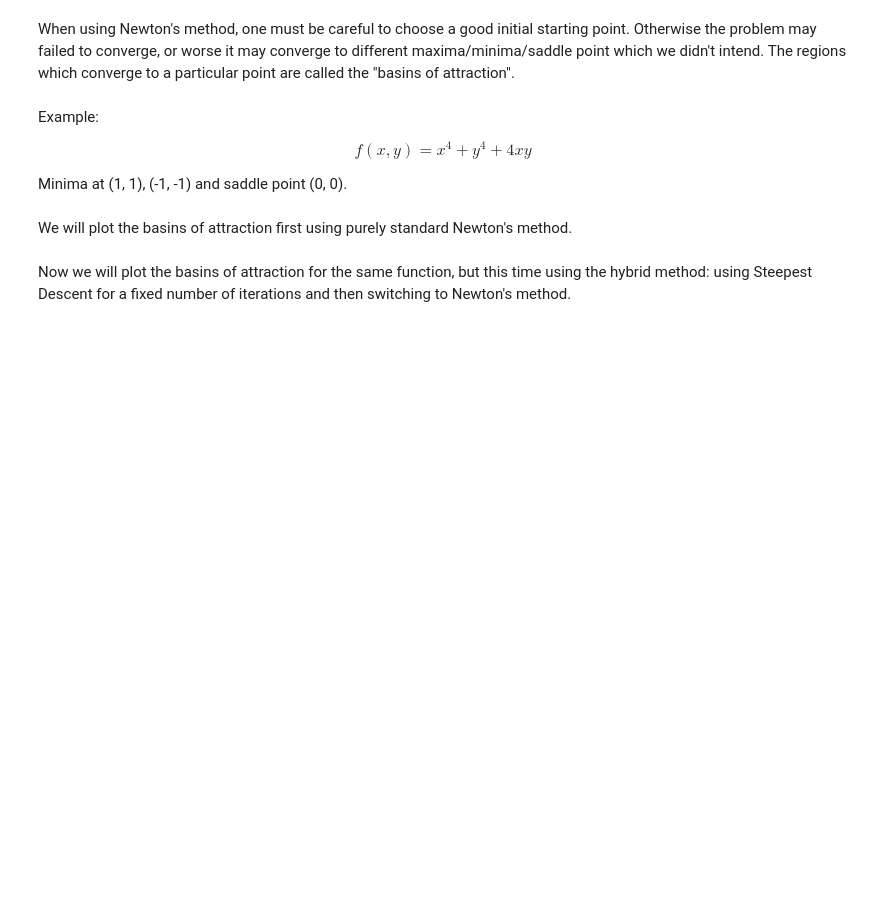
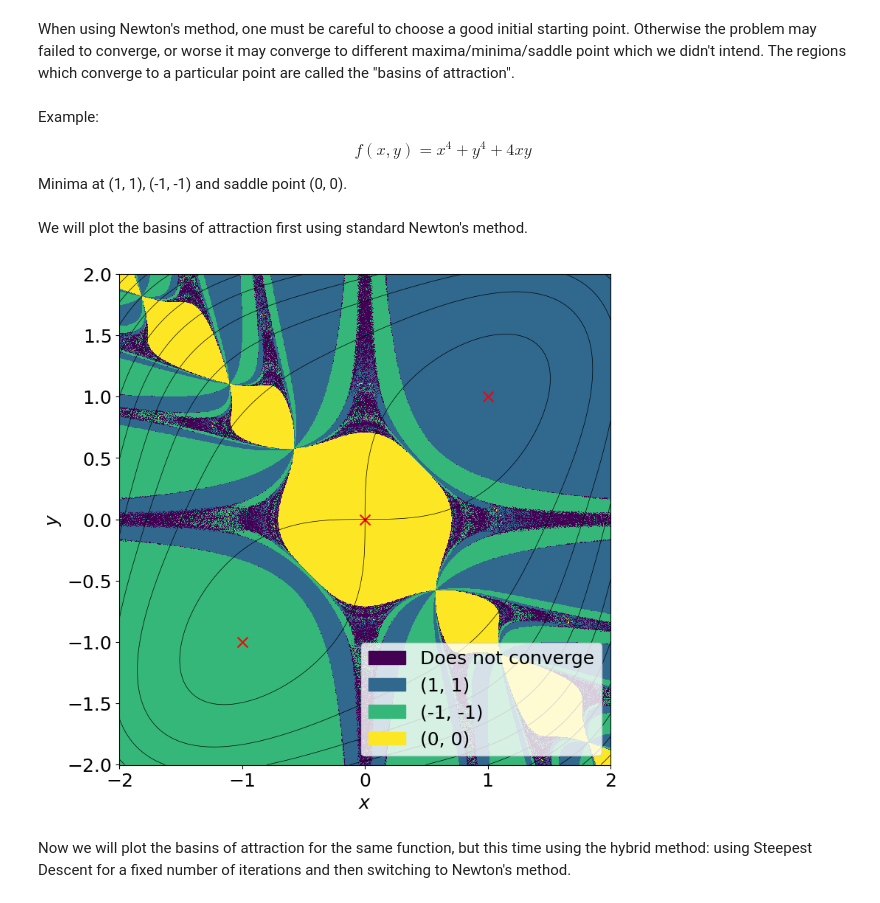
Before and after one commit to cjramsey/AMA3020-Pairs-Project, a Jupyter notebook: basins.ipynb, the cells around one changed output. Cells and saved outputs as stored; diff of their text form; code cells hidden in the pictures; blank space fills up the shorter version.

```diff
--- a/basins.ipynb
+++ b/basins.ipynb
@@ -25,45 +25,49 @@ Minima at (1, 1), (-1, -1) and saddle point (0, 0).
 def f(x):
 	return x[0]**4 + x[1]**4 - 4*x[0]*x[1]
 # %% [markdown]
-We will plot the basins of attraction first using purely standard Newton's method.
+We will plot the basins of attraction first using standard Newton's method.
 # %%
 # %%skip
 
-res1 = 300
+res1 = 1000
 roots1 = [np.array([1, 1]), np.array([-1, -1]), np.array([0, 0])]
-basins1, X, Y = find_basins_of_attraction(f, roots1, res=res1, xlim=(-2, 2), ylim=(-2, 2))
+basins1, X1, Y1 = find_basins_of_attraction(f, roots1, res=res1, xlim=(-2, 2), ylim=(-2, 2))
 # %%
 # %%skip
 
 import matplotlib.patches as mpatches
 
 fig, ax  = plt.subplots(figsize=(8, 8))
+ax.set_aspect(aspect=1)
 
 cmap = plt.get_cmap("viridis", 4)
 
-mesh = plt.pcolormesh(X, Y, basins1, shading='auto', cmap=cmap)
+mesh = plt.pcolormesh(X1, Y1, basins1, shading='auto', cmap=cmap)
 
-ax.contour(X, Y, f([X, Y]), level=20, colors='black', linewidths=0.5)
+ax.contour(X1, Y1, f([X1, Y1]), levels=10, colors='black', linewidths=0.5)
 
 ax.scatter([1, -1, 0], [1, -1, 0], color="red", marker="x", s=100)
 
 labels = {
 	0: "Does not converge",
 	1: "(1, 1)",
 	2: "(-1, -1)",
 	3: "(0, 0)"
 }
 patches = [mpatches.Patch(color=cmap(i), label=labels[i]) for i in range(len(labels))]
 
-ax.legend(handles=patches, loc="lower right", fontsize=15)
+ax.legend(handles=patches, loc="lower right", fontsize=18)
 
-ax.set_xlabel("$x$", fontsize=15)
-ax.set_ylabel("$y$", fontsize=15)
+ax.set_xlabel("$x$", fontsize=18)
+ax.set_ylabel("$y$", fontsize=18)
 
-ax.tick_params(labelsize=15)
+ax.tick_params(labelsize=18)
 
 plt.tight_layout()
+save_figure(fig)
 plt.show()
+# %% [output]
+[figure, added]
 # %% [markdown]
 Now we will plot the basins of attraction for the same function, but this time using the hybrid method: using Steepest Descent for a fixed number of iterations and then switching to Newton's method.
 # %%
```
Also changed, not shown: parts of 6 cells of this notebook, 5 other files.
